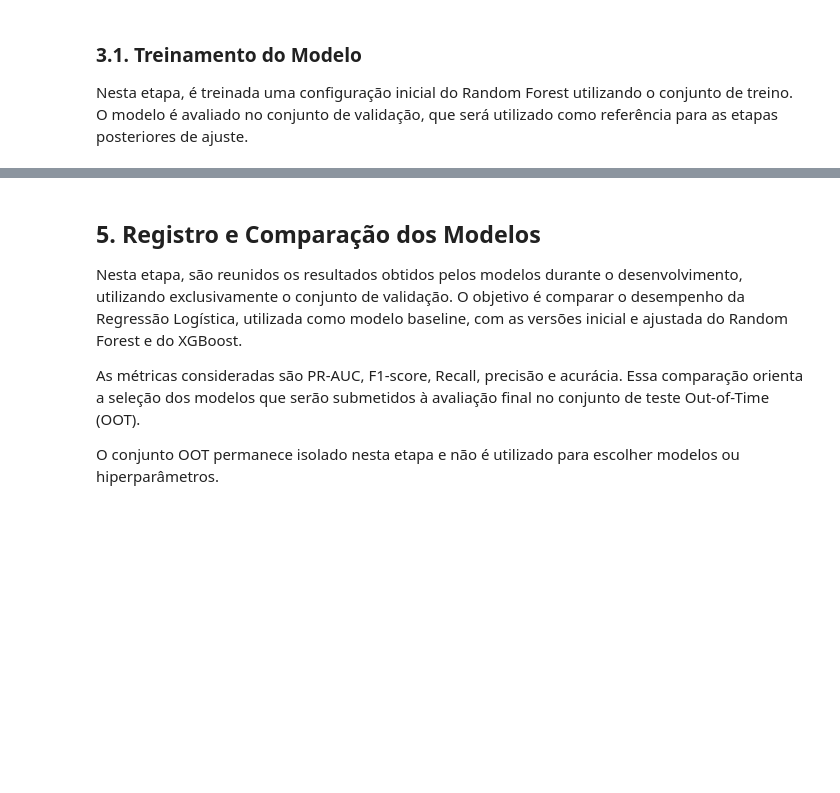
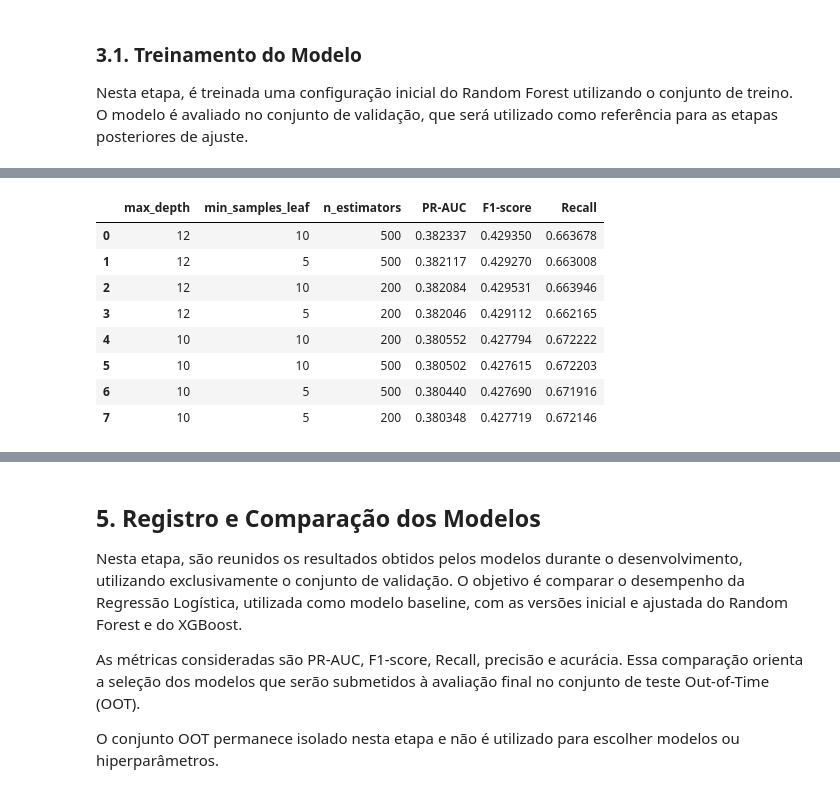
Before and after one commit to Heimrath/TCC-Inadimplencia-de-Credito, a Jupyter notebook: 03_Modelagem.ipynb, the cells around one changed output, grey strips where cells are left out. Saved outputs shown, nothing was run; the diff lists cells and outputs as text; code cells hidden in the pictures; blank space fills up the shorter version.

```diff
--- a/03_Modelagem.ipynb
+++ b/03_Modelagem.ipynb
@@ -156,0 +181,49 @@ Acuracia: 0.6371
+# %%
+from sklearn.model_selection import ParameterGrid
+from sklearn.ensemble import RandomForestClassifier
+from sklearn.metrics import average_precision_score, f1_score, recall_score
+
+param_grid_rf = {
+    "n_estimators": [200, 500],
+    "max_depth": [10, 12],
+    "min_samples_leaf": [5, 10],
+}
+
+rf_tuning_results = []
+
+for params in ParameterGrid(param_grid_rf):
+    model = RandomForestClassifier(
+        **params,
+        class_weight="balanced",
+        random_state=42,
+        n_jobs=-1,
+    )
+
+    model.fit(X_train, y_train)
+    y_pred = model.predict(X_val)
+    y_proba = model.predict_proba(X_val)[:, 1]
+
+    rf_tuning_results.append({
+        **params,
+        "PR-AUC": average_precision_score(y_val, y_proba),
+        "F1-score": f1_score(y_val, y_pred),
+        "Recall": recall_score(y_val, y_pred),
+    })
+
+rf_tuning_results_df = (
+    pd.DataFrame(rf_tuning_results)
+    .sort_values("PR-AUC", ascending=False)
+    .reset_index(drop=True)
+)
+
+rf_tuning_results_df
+# %% [output]
+|  | max_depth | min_samples_leaf | n_estimators | PR-AUC | F1-score | Recall |
+| 0 | 12 | 10 | 500 | 0.382337 | 0.429350 | 0.663678 |
+| 1 | 12 | 5 | 500 | 0.382117 | 0.429270 | 0.663008 |
+| 2 | 12 | 10 | 200 | 0.382084 | 0.429531 | 0.663946 |
+| 3 | 12 | 5 | 200 | 0.382046 | 0.429112 | 0.662165 |
+| 4 | 10 | 10 | 200 | 0.380552 | 0.427794 | 0.672222 |
+| 5 | 10 | 10 | 500 | 0.380502 | 0.427615 | 0.672203 |
+| 6 | 10 | 5 | 500 | 0.380440 | 0.427690 | 0.671916 |
+| 7 | 10 | 5 | 200 | 0.380348 | 0.427719 | 0.672146 |
```
Also changed, not shown: parts of 7 cells of this notebook.
